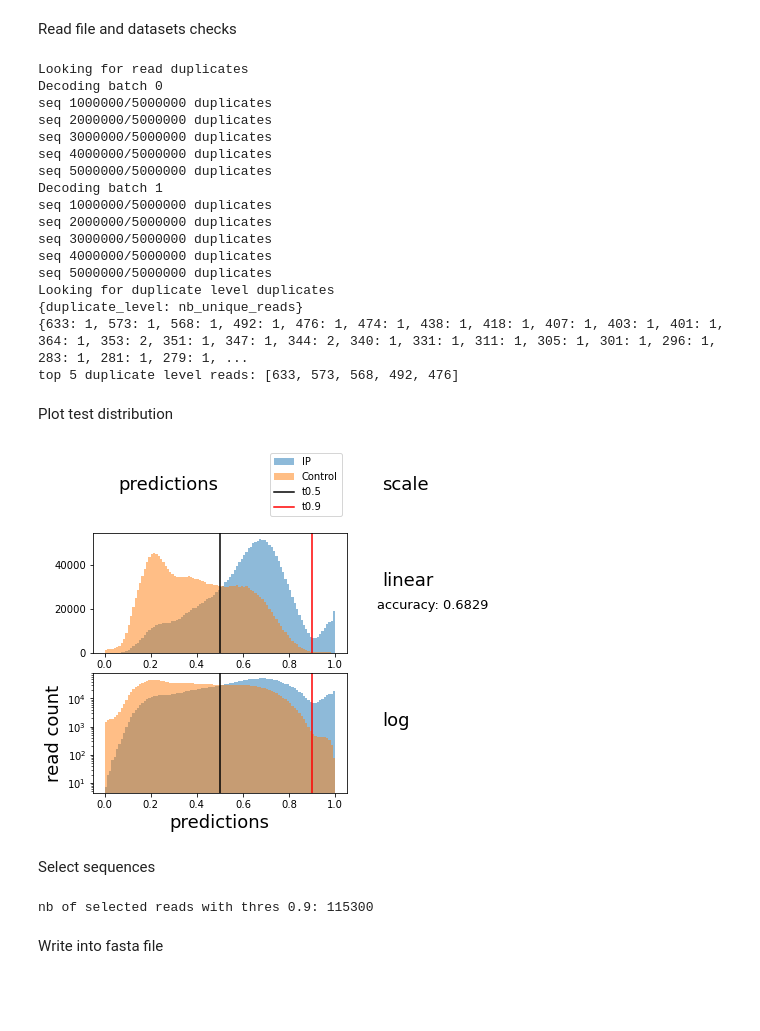
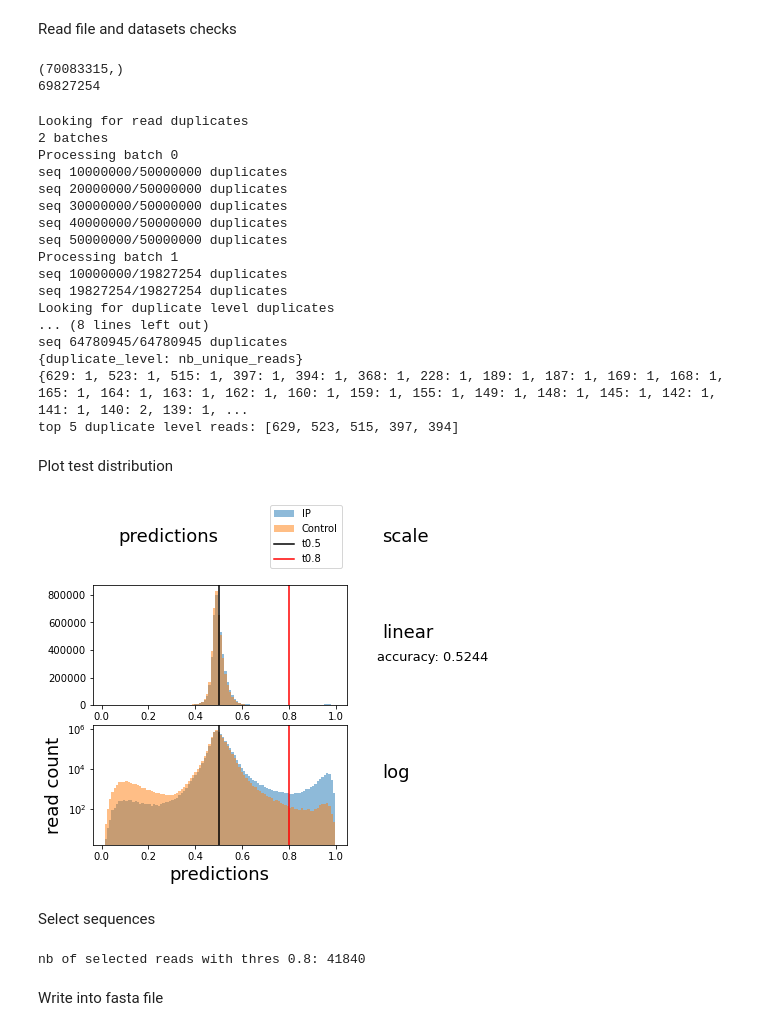
Before and after one commit to Alexwestbrook/mnhn-internship_DeepCNN_ChIP-seq, a Jupyter notebook: plot_distributions.ipynb, the cells around one changed output. Drawn from its saved outputs; the diff is of its cells as text; code cells hidden in the pictures; blank space fills up the shorter version.

Commit message:
checking reads

```diff
--- a/plot_distributions.ipynb
+++ b/plot_distributions.ipynb
@@ -21,13 +21,16 @@ writing_dir='../'
 # %% [markdown]
 Read file and datasets checks
 # %%
-with np.load(f'{data_dir}/CENPT/raw_data/IP_reads.npz') as f:
+with np.load(f'{data_dir}/H3K9me3/raw_data/IP_reads_deduped.npz') as f:
     reads = f['reads']
 print(reads.shape)
 sequences = utils.remove_reads_with_N(reads, tolerance=0)
 print(len(sequences))
-sequences10 = utils.remove_reads_with_N(reads, tolerance=10)
-print(len(sequences10))
+# sequences10 = utils.remove_reads_with_N(reads, tolerance=10)
+# print(len(sequences10))
+# %% [output]
+(70083315,)
+69827254
 # %%
 dico = utils.check_read_lengths(reads)
 dico = dict(sorted(dico.items(), reverse=True))
@@ -37,33 +40,49 @@ print(dico)
 with np.load(f'{data_dir}/CENPT/dataset3.npz') as f:
     reads = f['x_train']
 # %%
+with np.load(f'{data_dir}/H3K9me3/raw_data/IP_reads_deduped.npz') as f:
+    reads = f['reads']
+print(reads.shape)
+sequences = utils.remove_reads_with_N(reads, tolerance=0)
+print(len(sequences))
+
 print('Looking for read duplicates')
-dico = utils.find_duplicates(reads[:10_000_000], one_hot=True, batch_size=5_000_000, print_freq=1_000_000)
+dico = utils.find_duplicates(reads, one_hot=False, batch_size=50_000_000, print_freq=20_000_000)
 values = list(dico.values())
 print('Looking for duplicate level duplicates')
-dico2 = utils.find_duplicates(values)
+dico2 = utils.find_duplicates(values, batch_size=100_000_000, print_freq=20_000_000)
 dico2 = dict(sorted(dico2.items(), reverse=True))
 print('{duplicate_level: nb_unique_reads}')
 print(dico2)
 print('top 5 duplicate level reads:', list(dico2.keys())[:5])
+
+print('Looking for read duplicates')
+dico = utils.find_duplicates(sequences, one_hot=False, batch_size=50_000_000, print_freq=20_000_000)
+values = list(dico.values())
+print('Looking for duplicate level duplicates')
+dico2 = utils.find_duplicates(values, batch_size=100_000_000, print_freq=20_000_000)
+dico2 = dict(sorted(dico2.items(), reverse=True))
+print('{duplicate_level: nb_unique_reads}')
+print(dico2)
+print('top 5 duplicate level reads:', list(dico2.keys())[:5])
 # %% [output]
 Looking for read duplicates
-Decoding batch 0
-seq 1000000/5000000 duplicates
-seq 2000000/5000000 duplicates
-seq 3000000/5000000 duplicates
-seq 4000000/5000000 duplicates
-seq 5000000/5000000 duplicates
-Decoding batch 1
-seq 1000000/5000000 duplicates
-seq 2000000/5000000 duplicates
-seq 3000000/5000000 duplicates
-seq 4000000/5000000 duplicates
-seq 5000000/5000000 duplicates
+2 batches
+Processing batch 0
+seq 10000000/50000000 duplicates
+seq 20000000/50000000 duplicates
+seq 30000000/50000000 duplicates
+seq 40000000/50000000 duplicates
+seq 50000000/50000000 duplicates
+Processing batch 1
+seq 10000000/19827254 duplicates
+seq 19827254/19827254 duplicates
 Looking for duplicate level duplicates
+... (8 lines left out)
+seq 64780945/64780945 duplicates
 {duplicate_level: nb_unique_reads}
-{633: 1, 573: 1, 568: 1, 492: 1, 476: 1, 474: 1, 438: 1, 418: 1, 407: 1, 403: 1, 401: 1, 364: 1, 353: 2, 351: 1, 347: 1, 344: 2, 340: 1, 331: 1, 311: 1, 305: 1, 301: 1, 296: 1, 283: 1, 281: 1, 279: 1, ...
-top 5 duplicate level reads: [633, 573, 568, 492, 476]
+{629: 1, 523: 1, 515: 1, 397: 1, 394: 1, 368: 1, 228: 1, 189: 1, 187: 1, 169: 1, 168: 1, 165: 1, 164: 1, 163: 1, 162: 1, 160: 1, 159: 1, 155: 1, 149: 1, 148: 1, 145: 1, 142: 1, 141: 1, 140: 2, 139: 1, ...
+top 5 duplicate level reads: [629, 523, 515, 397, 394]
 # %%
 selected_reads = [k for k, v in dico.items() if v == 1896]
 print(selected_reads)
@@ -88,9 +107,9 @@ print('pos_train:', len(y_train[y_train == 1]), 'pos_valid', len(y_valid[y_valid
 # %% [markdown]
 Plot test distribution
 # %%
-data = 'CTCF'
-dataset_name = 'dataset2'
-model_name = 'model_inception2.0'
+data = 'H3K27me3'
+dataset_name = 'dataset2_30M'
+model_name = 'model_inception2.0.30M'
 new_labels = 'dataset_rel55'
 relabeled = False
 single_pred_array = True
@@ -132,35 +151,35 @@ ax1_top.annotate(label_col1, (0.1, 0.5), xycoords='axes fraction', va='center',
 ax1_top.axis('off')
 
 for nrow in range(1,3):
 
     ax0 = plt.subplot(gs[nrow, 0])
     ax0.hist(predIP, bins, label='IP', alpha=0.5)
     ax0.hist(predControl, bins, label='Control', alpha=0.5)
     ax0.axvline(x=0.5, color='black', label='t0.5')
-    thres = 0.9
+    thres = 0.8
     ax0.axvline(x=thres, color='red', label=f't{thres}')
 
     ax1 = plt.subplot(gs[nrow, 1])
     if nrow == 1:
         label = 'linear'
         ax1.annotate(f'accuracy: {round(accuracy, 4)}', (0, 0.4), xycoords='axes fraction', va='center', fontsize=13)
     elif nrow == 2:
         label = 'log'
         ax0.set_yscale('log')
     ax1.annotate(label, (0.1, 0.6), xycoords='axes fraction', va='center', fontsize=18)
     ax1.axis('off')
 ax0.set_xlabel("predictions", fontsize=18)
 ax0.set_ylabel("read count", fontsize=18)
 handles, labels = ax0.get_legend_handles_labels()
 ax0_top.legend(handles, labels, loc='right')
 
 if not os.path.isdir(f'{writing_dir}/{data}/results/{model_name}'):
     os.mkdir(f'{writing_dir}/{data}/results/{model_name}')
 plt.savefig(f'{writing_dir}/{data}/results/{model_name}/distrib_{model_name}_test.png', bbox_inches='tight')
 plt.show()
 plt.close()
 # %% [output]
-[figure, old version]
+[figure, new version]
 # %% [markdown]
 Select sequences
 # %%
@@ -170,7 +189,7 @@ with np.load(f'{data_dir}/{data}/{dataset_name}.npz') as f:
 selected_reads = x_test[preds.ravel() > thres, :, :]
 print(f'nb of selected reads with thres {thres}:', len(selected_reads))
 # %% [output]
-nb of selected reads with thres 0.9: 115300
+nb of selected reads with thres 0.8: 41840
 # %% [markdown]
 Write into fasta file
 # %%
```
Also changed, not shown: parts of 2 cells of this notebook.
